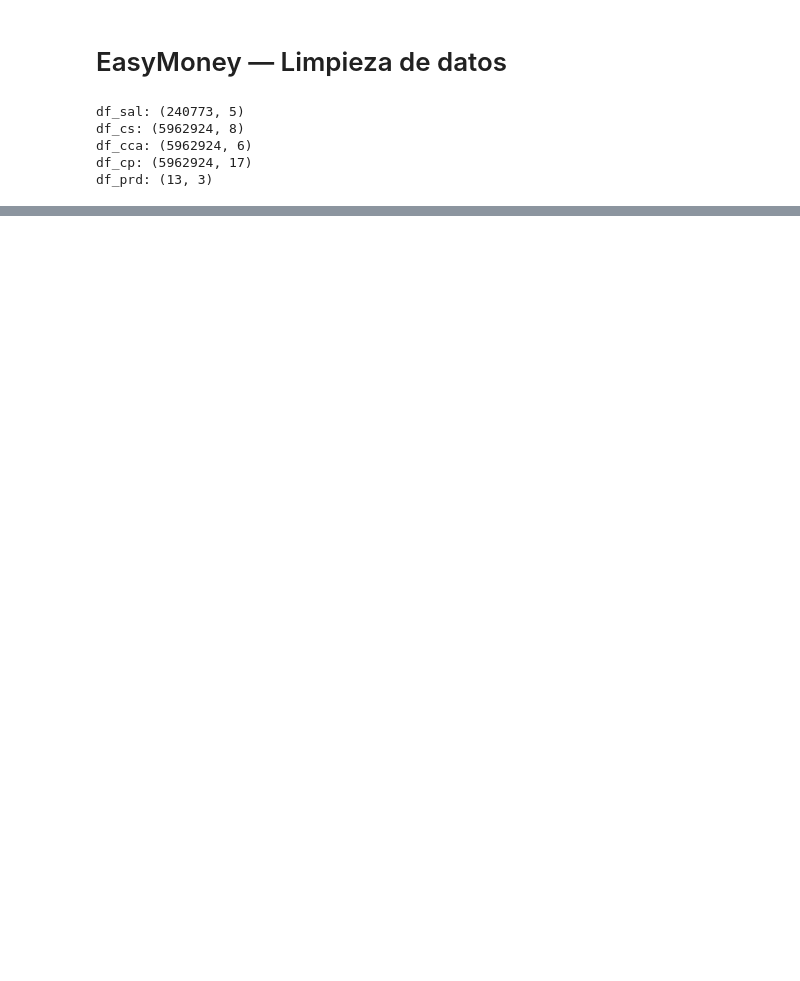
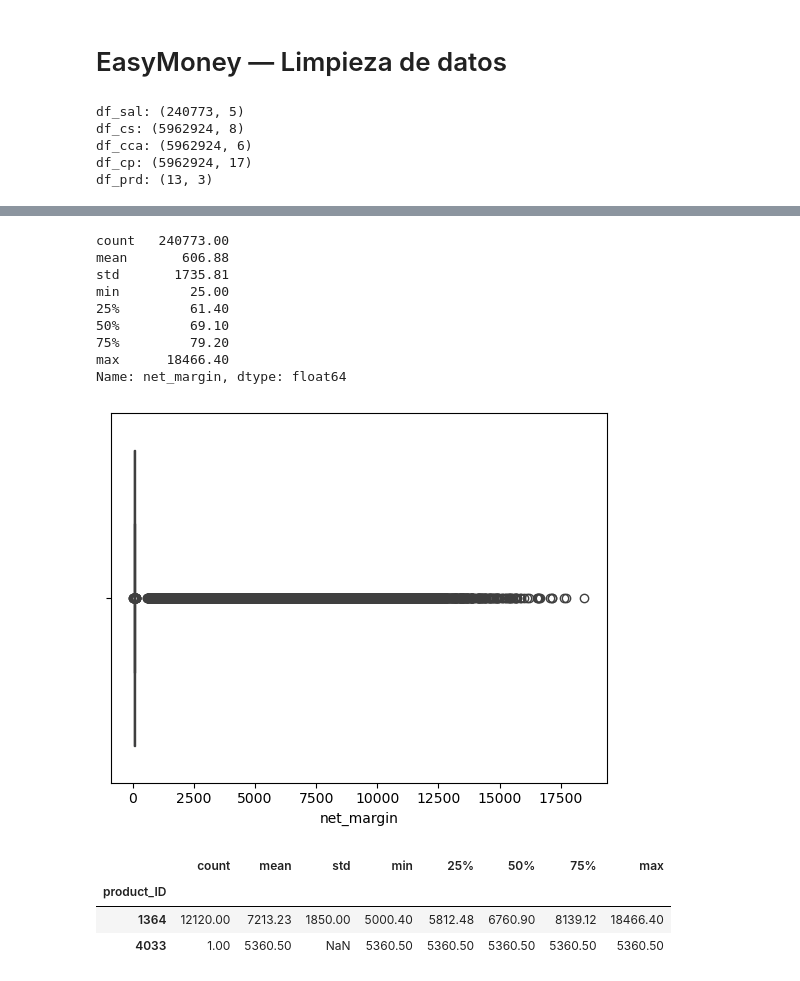
Before and after one commit to SandraMartinezg/grupo-1-dscesp-0226, a Jupyter notebook: Notebooks/01_limpieza.ipynb, the cells around one changed output, grey strips where cells are left out. Cells and saved outputs as stored; diff of their text form; code cells hidden in the pictures; blank space fills up the shorter version.

```diff
--- a/Notebooks/01_limpieza.ipynb
+++ b/Notebooks/01_limpieza.ipynb
@@ -28,0 +59,3 @@ df_prd: (13, 3)
+# %%
+#Convertimos la columna 'month_sale' a tipo datetime a tipo string dejando solo el año y el mes
+df_sal['month_sale'] = pd.to_datetime(df_sal['month_sale']).dt.strftime('%Y-%m')
@@ -28,0 +74,24 @@ df_prd: (13, 3)
+# %%
+#Comprobación de outliers en la columna 'net_margin' mediante un boxplot
+print(df_sal['net_margin'].describe())
+sns.boxplot(x='net_margin', data=df_sal)
+plt.show()
+# %% [output]
+count   240773.00
+mean       606.88
+std       1735.81
+min         25.00
+25%         61.40
+50%         69.10
+75%         79.20
+max      18466.40
+Name: net_margin, dtype: float64
+[figure, added]
+# %%
+#Investigamos los outliers
+df_sal[df_sal['net_margin'] > 5000].groupby('product_ID')['net_margin'].describe()
+# %% [output]
+|  | count | mean | std | min | 25% | 50% | 75% | max |
+| product_ID |  |  |  |  |  |  |  |  |
+| 1364 | 12120.00 | 7213.23 | 1850.00 | 5000.40 | 5812.48 | 6760.90 | 8139.12 | 18466.40 |
+| 4033 | 1.00 | 5360.50 | NaN | 5360.50 | 5360.50 | 5360.50 | 5360.50 | 5360.50 |
```
Also changed, not shown: parts of 31 cells of this notebook.
